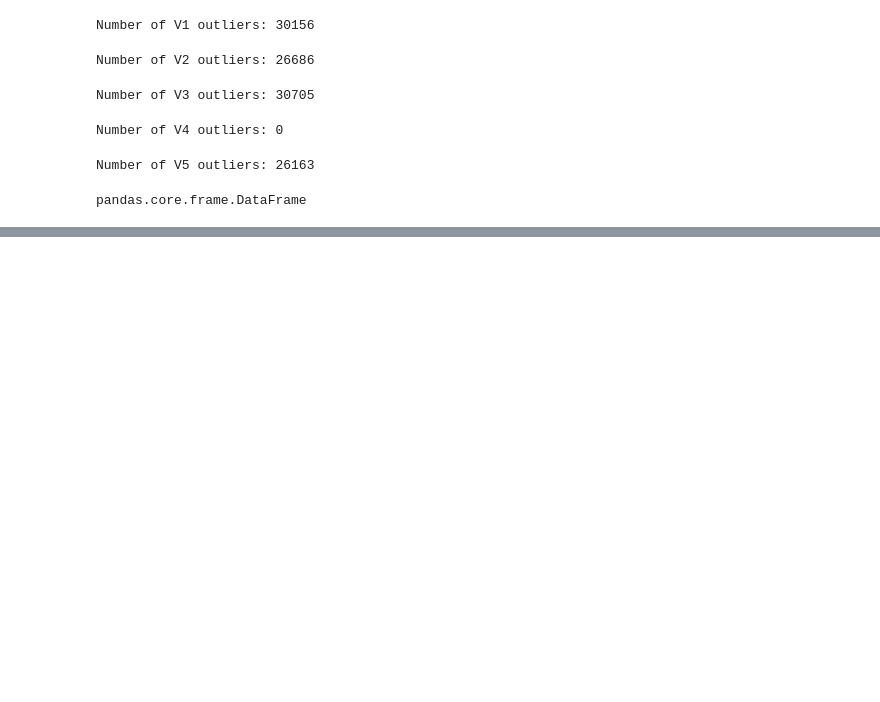
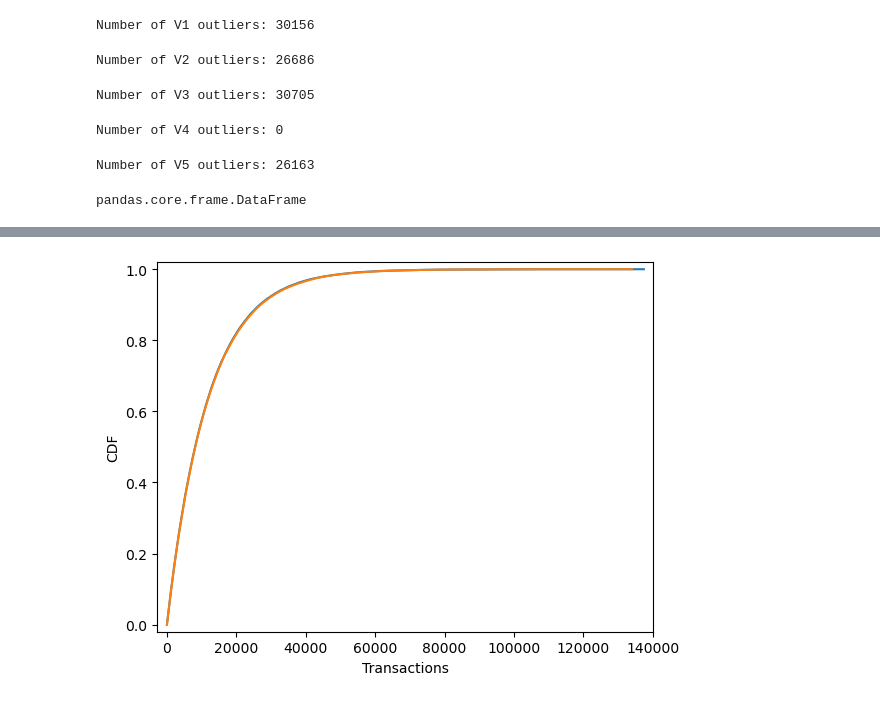
Before and after one commit to Amrutha-Ve/DataScience, a Jupyter notebook: Projects/Fraud Detection/FradulantTransactions.ipynb, the cells around one changed output, grey strips where cells are left out. Drawn from its saved outputs; the diff is of its cells as text; code cells hidden in the pictures; blank space fills up the shorter version.

```diff
--- a/Projects/Fraud Detection/FradulantTransactions.ipynb
+++ b/Projects/Fraud Detection/FradulantTransactions.ipynb
@@ -340,0 +343,2 @@ pandas.core.frame.DataFrame
+# %%
+df_no_frauds = df[df["Class"] == 0]
@@ -340,0 +409,59 @@ pandas.core.frame.DataFrame
+# %%
+def ecdf(data):
+    """Compute ECDF for a one-dimensional array of measurements."""
+    # Number of data points: n
+    n = len(data)
+
+    # x-data for the ECDF: x
+    x = np.sort(data)
+
+    # y-data for the ECDF: y
+    y =  np.arange(1, n+1) / n
+
+    return x, y
+
+
+# Seed random number generator
+rng = np.random.seed(42)
+
+# Compute mean no-hitter time: tau
+tau = np.mean(df_no_frauds_without_outliers)
+tau_fraud = np.mean(df_no_frauds_without_outliers)
+
+# Draw out of an exponential distribution with parameter tau: inter_nohitter_time
+inter_data = np.random.exponential(tau, 100000)
+inter_data_fraud = np.random.exponential(tau_fraud, 100000)
+
+# Plot the PDF and label axes
+#_ = plt.hist(inter_data,
+             #bins=50, histtype='step')
+#_ = plt.xlabel('Transactions')
+#_ = plt.ylabel('PDF')
+
+# Show the plot
+#plt.show()
+
+
+
+
+# Create an ECDF from real data: x, y
+x, y = ecdf(df_no_frauds_without_outliers)
+
+# Create a CDF from theoretical samples: x_theor, y_theor
+x_theor, y_theor = ecdf(inter_data)
+x_theor_fraud, y_theor_fraud = ecdf(inter_data_fraud)
+
+# Overlay the plots
+plt.plot(x_theor, y_theor)
+plt.plot(x_theor_fraud, y_theor_fraud)
+#plt.plot(x, y, marker='.', linestyle='none')
+
+# Margins and axis labels
+plt.margins(.02)
+plt.xlabel('Transactions')
+plt.ylabel('CDF')
+
+# Show the plot
+plt.show()
+# %% [output]
+[figure, added]
```
Also changed, not shown: parts of 10 cells of this notebook.
